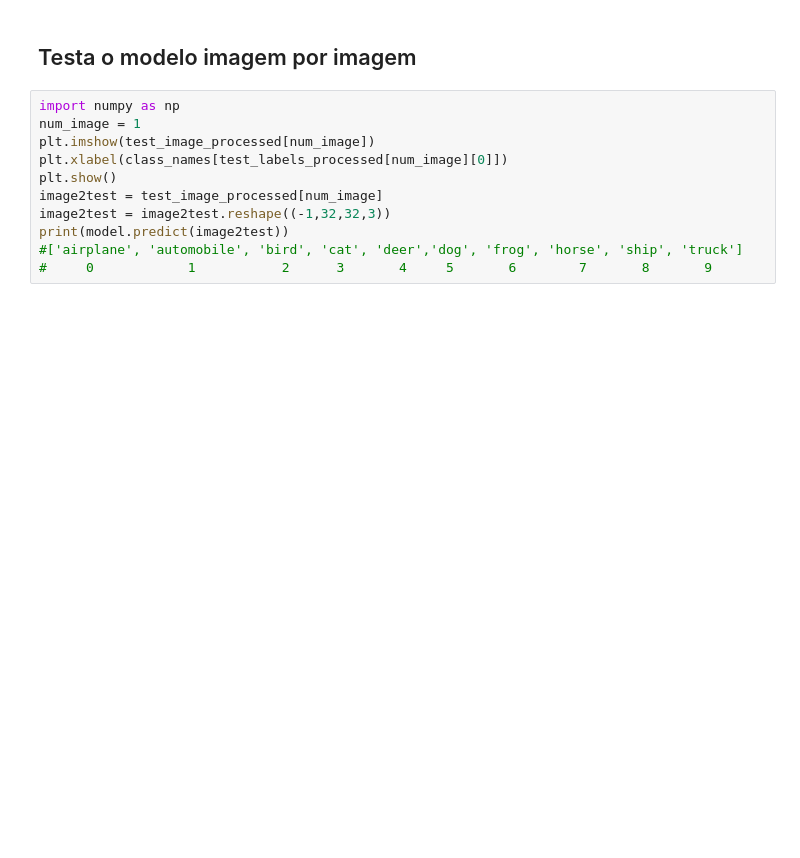
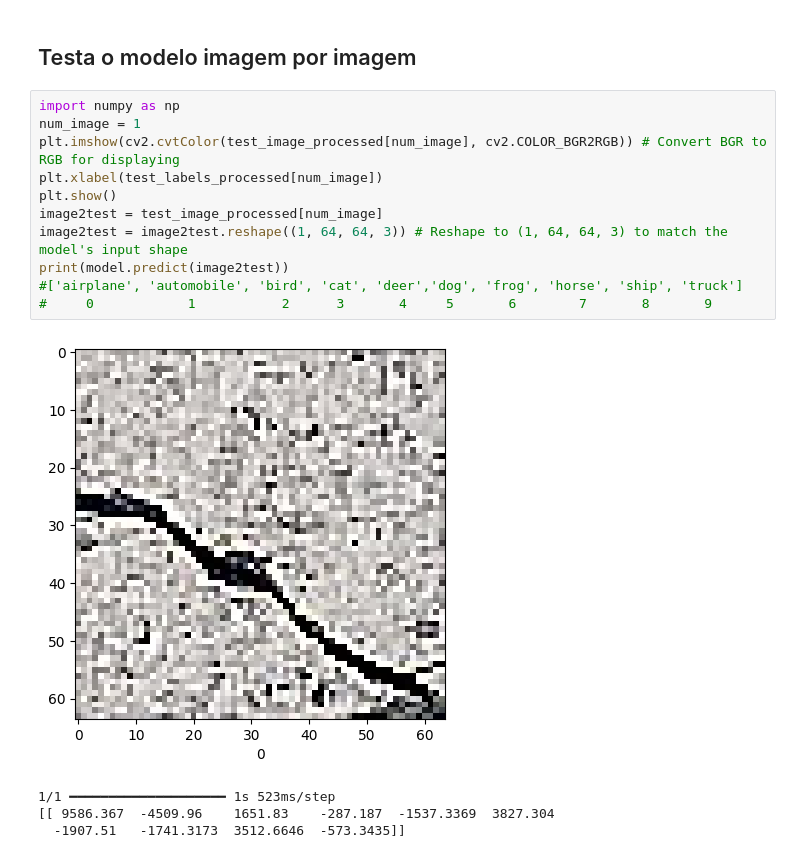
Before and after one commit to TSKsteff/Classificacao_De_Imagens, a Jupyter notebook: CNN_Parte_2.ipynb, the cells around one changed output. Cells and saved outputs as stored; diff of their text form; blank space fills up the shorter version.

```diff
--- a/CNN_Parte_2.ipynb
+++ b/CNN_Parte_2.ipynb
@@ -163,11 +240,16 @@ Sua CNN simples alcançou uma precisão de teste de mais de 70%. Nada mal para a
 # %%
 import numpy as np
 num_image = 1
-plt.imshow(test_image_processed[num_image])
-plt.xlabel(class_names[test_labels_processed[num_image][0]])
+plt.imshow(cv2.cvtColor(test_image_processed[num_image], cv2.COLOR_BGR2RGB)) # Convert BGR to RGB for displaying
+plt.xlabel(test_labels_processed[num_image])
 plt.show()
 image2test = test_image_processed[num_image]
-image2test = image2test.reshape((-1,32,32,3))
+image2test = image2test.reshape((1, 64, 64, 3)) # Reshape to (1, 64, 64, 3) to match the model's input shape
 print(model.predict(image2test))
 #['airplane', 'automobile', 'bird', 'cat', 'deer','dog', 'frog', 'horse', 'ship', 'truck']
 #     0            1           2      3       4     5       6        7       8       9
+# %% [output]
+[figure, added]
+1/1 ━━━━━━━━━━━━━━━━━━━━ 1s 523ms/step
+[[ 9586.367  -4509.96    1651.83    -287.187  -1537.3369  3827.304
+  -1907.51   -1741.3173  3512.6646  -573.3435]]
```
Also changed, not shown: parts of 8 cells of this notebook.
